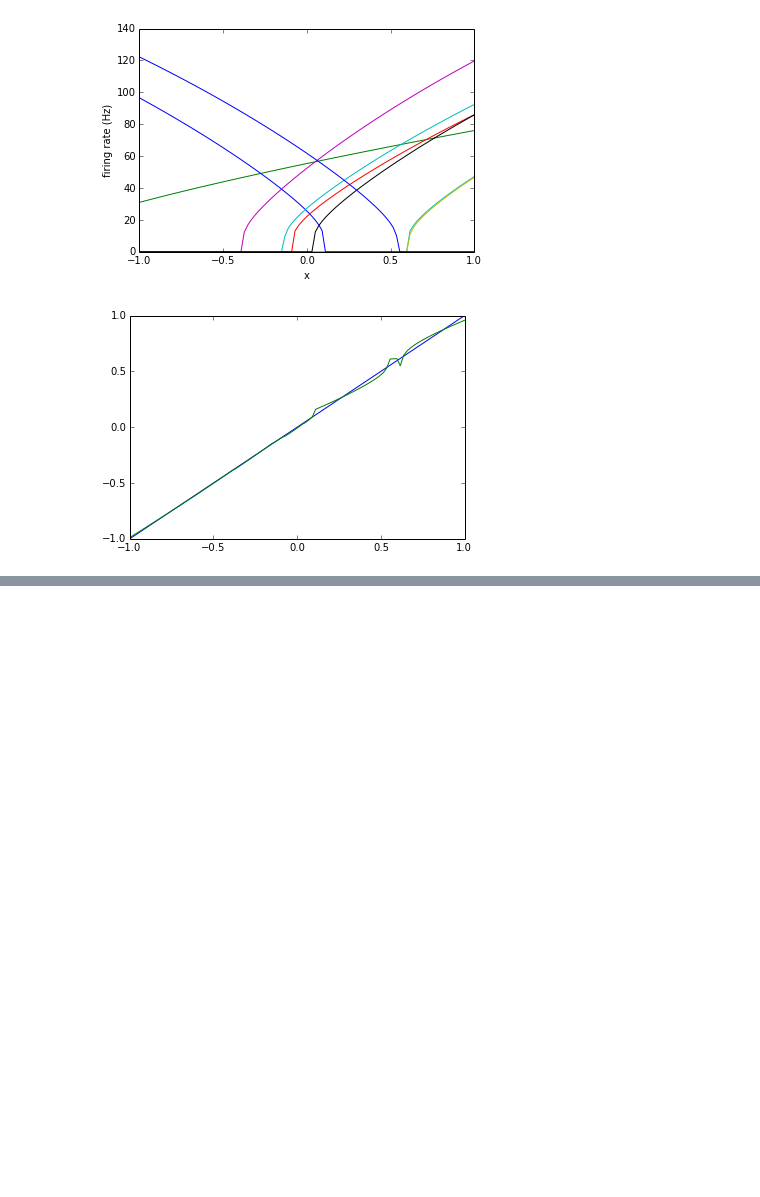
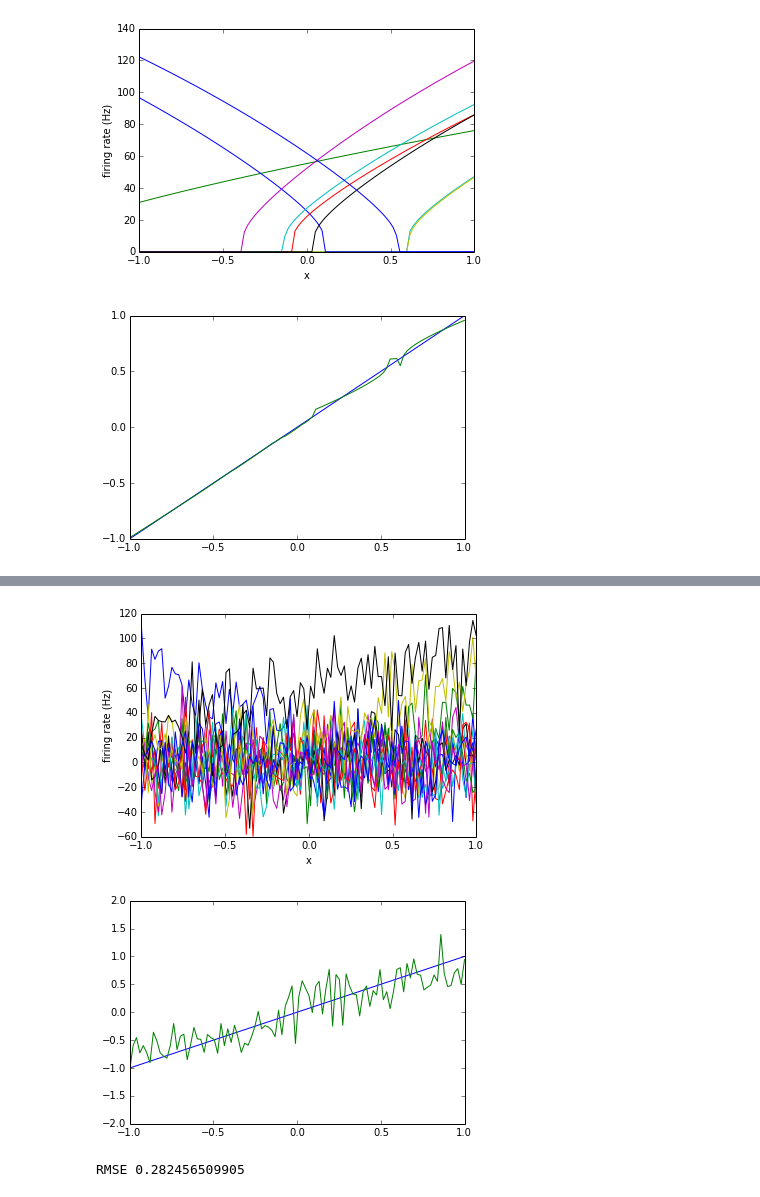
Before and after one commit to tcstewar/syde556, a Jupyter notebook: SYDE 556 Lecture 2 Representation.ipynb, the cells around one changed output, grey strips where cells are left out. Saved outputs shown, nothing was run; the diff lists cells and outputs as text; code cells hidden in the pictures; blank space fills up the shorter version.

```diff
--- a/SYDE 556 Lecture 2 Representation.ipynb
+++ b/SYDE 556 Lecture 2 Representation.ipynb
@@ -382,0 +465,36 @@ show()
+# %%
+import numpy
+import syde556
+
+N = 15
+x = numpy.linspace(-1, 1, 100)
+encoders = numpy.random.choice([-1, 1], N)
+alpha = numpy.random.uniform(0.5,2, N)
+bias = numpy.random.uniform(-2, 2, N)
+
+A = syde556.activity(x, encoders, alpha, bias)
+
+d = syde556.decoders(A, x, noise=0.2, dx=2.0/len(x))
+
+A_noisy = syde556.add_noise(A, 0.2)
+
+xhat = numpy.dot(A_noisy, d)
+
+figure()
+plot(x, A_noisy)
+xlabel('x')
+ylabel('firing rate (Hz)')
+
+figure()
+plot(x, x)
+plot(x, xhat)
+ylim(-2, 2)
+xlim(-1, 1)
+
+show()
+
+print 'RMSE', np.sqrt(np.average((x-xhat)**2))
+# %% [output]
+[figure, added]
+[figure, added]
+RMSE 0.282456509905
```
Also changed, not shown: parts of 10 cells of this notebook.
